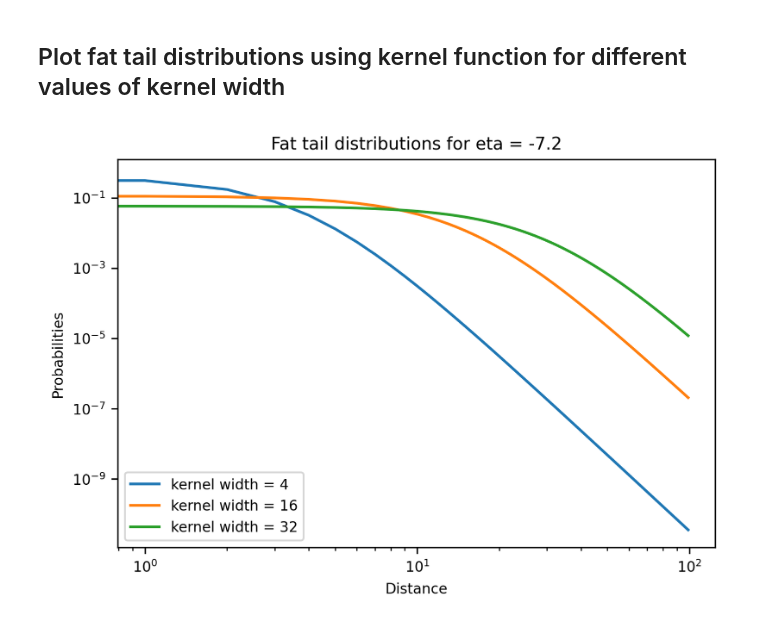
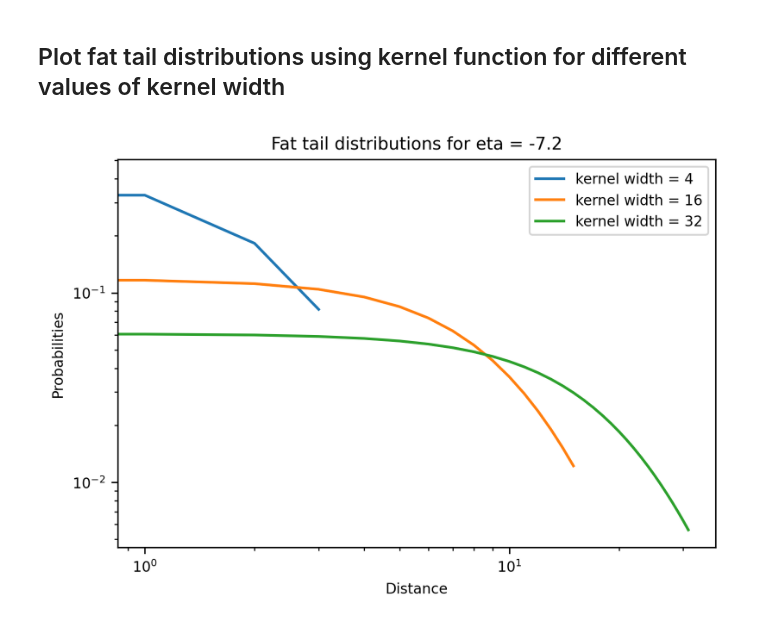
Before and after one commit to jonasargelo/Complex-systems-sim, a Jupyter notebook: Backwards voter model/Old notebooks, used for development/run_fast_voter.ipynb, the cells around one changed output. Cells and saved outputs as stored; diff of their text form; code cells hidden in the pictures.

Commit message:
Added fixed plot with fat tail distribution

```diff
--- a/Backwards voter model/Old notebooks, used for development/run_fast_voter.ipynb
+++ b/Backwards voter model/Old notebooks, used for development/run_fast_voter.ipynb
@@ -15,6 +15,6 @@ L = 300
 alpha = 3e-3
 kernel = 'fat tail'
 W = 4
-eta = -3.6
+eta = -7.2
 
 species = voter_model_fast(L, alpha, kernel='fat tail', W=W, eta=eta)
@@ -131,23 +132,23 @@ plt.show()
 # %%
 mpl.rc('font', size=8)
 
-dist = range(0,100)
 eta = -7.2
 width = [4, 16, 32]
 
 for W in width:
     probabilities = []
+    dist = range(0, W)
     for d in dist:
         K = -((eta + 2) / (2 * np.pi * W**2)) * (1 + ((d)/W)**2 )**(eta/2)
         probabilities.append(K)
     probabilities = np.array(probabilities)/sum(probabilities)
 
     plt.loglog(dist,probabilities,label=f'kernel width = {W}')
 
 plt.legend()
 plt.xlabel('Distance')
 plt.ylabel('Probabilities')
 plt.title(f'Fat tail distributions for eta = {eta}')
 plt.show()
 # %% [output]
-[figure, old version]
+[figure, new version]
```
Also changed, not shown: parts of 4 cells of this notebook, 2 other files.
